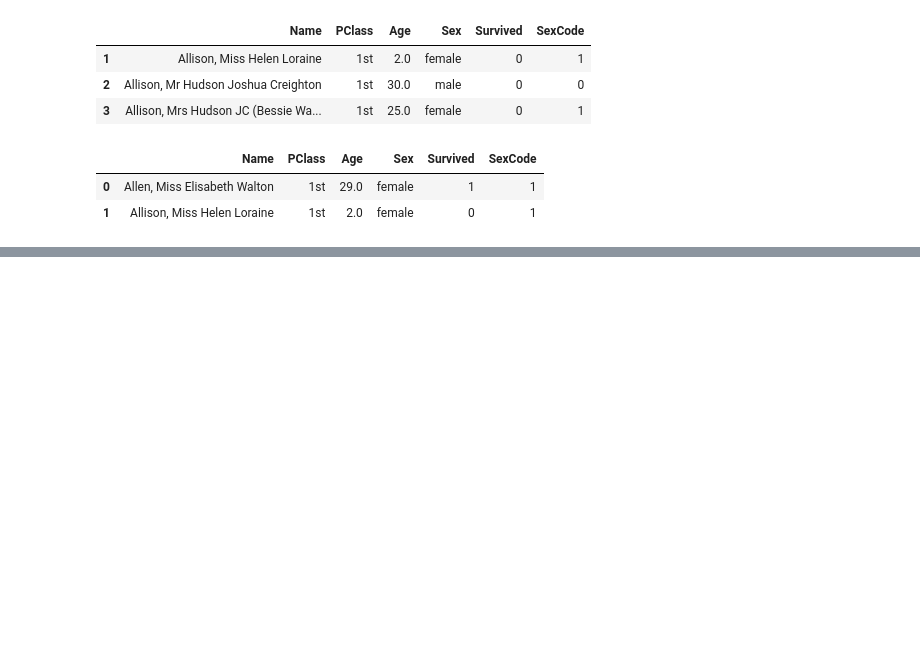
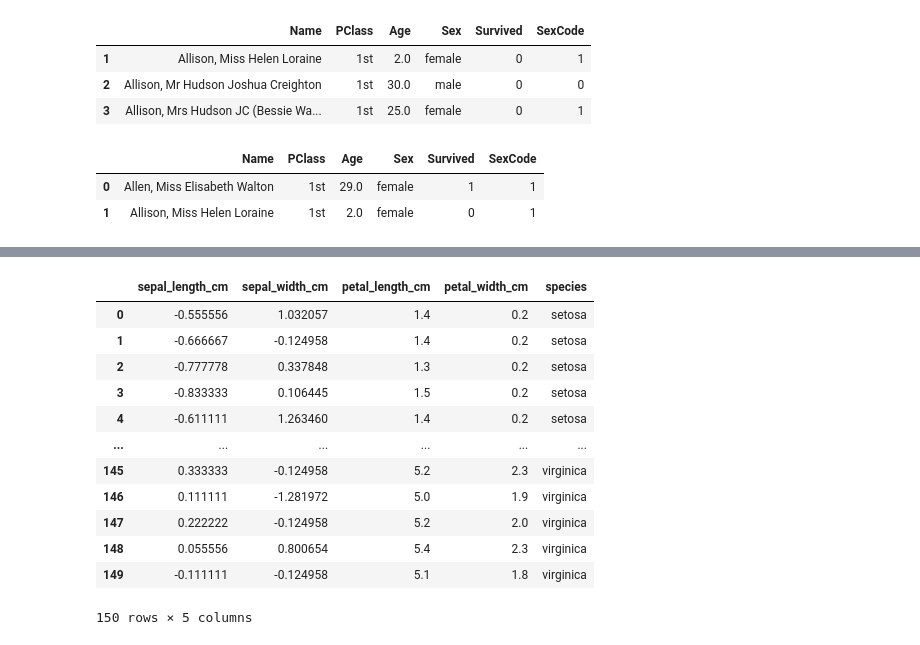
Before and after one commit to Kub1k228/iibooks, a Jupyter notebook: Луппов_Иван_тетрадь2.ipynb, the cells around one changed output, grey strips where cells are left out. Drawn from its saved outputs; the diff is of its cells as text; code cells hidden in the pictures; blank space fills up the shorter version.

```diff
--- a/Луппов_Иван_тетрадь2.ipynb
+++ b/Луппов_Иван_тетрадь2.ipynb
@@ -267,0 +404,23 @@ dataframe[dataframe['PClass']=='1st'].head(2)
+# %%
+#3.3.2 Задание
+url = 'https://raw.githubusercontent.com/akmand/datasets/master/iris.csv'
+dataframe = pd.read_csv(url)
+scaler = preprocessing.MinMaxScaler(feature_range = (-1,1))
+scaler1 = preprocessing.StandardScaler()
+dataframe[['sepal_length_cm']] = scaler.fit_transform(dataframe[['sepal_length_cm']])
+dataframe[['sepal_width_cm']] = scaler1.fit_transform(dataframe[['sepal_width_cm']])
+dataframe
+# %% [output]
+|  | sepal_length_cm | sepal_width_cm | petal_length_cm | petal_width_cm | species |
+| 0 | -0.555556 | 1.032057 | 1.4 | 0.2 | setosa |
+| 1 | -0.666667 | -0.124958 | 1.4 | 0.2 | setosa |
+| 2 | -0.777778 | 0.337848 | 1.3 | 0.2 | setosa |
+| 3 | -0.833333 | 0.106445 | 1.5 | 0.2 | setosa |
+| 4 | -0.611111 | 1.263460 | 1.4 | 0.2 | setosa |
+| ... | ... | ... | ... | ... | ... |
+| 145 | 0.333333 | -0.124958 | 5.2 | 2.3 | virginica |
+| 146 | 0.111111 | -1.281972 | 5.0 | 1.9 | virginica |
+| 147 | 0.222222 | -0.124958 | 5.2 | 2.0 | virginica |
+| 148 | 0.055556 | 0.800654 | 5.4 | 2.3 | virginica |
+| 149 | -0.111111 | -0.124958 | 5.1 | 1.8 | virginica |
+150 rows × 5 columns
```
Also changed, not shown: parts of 11 cells of this notebook.
